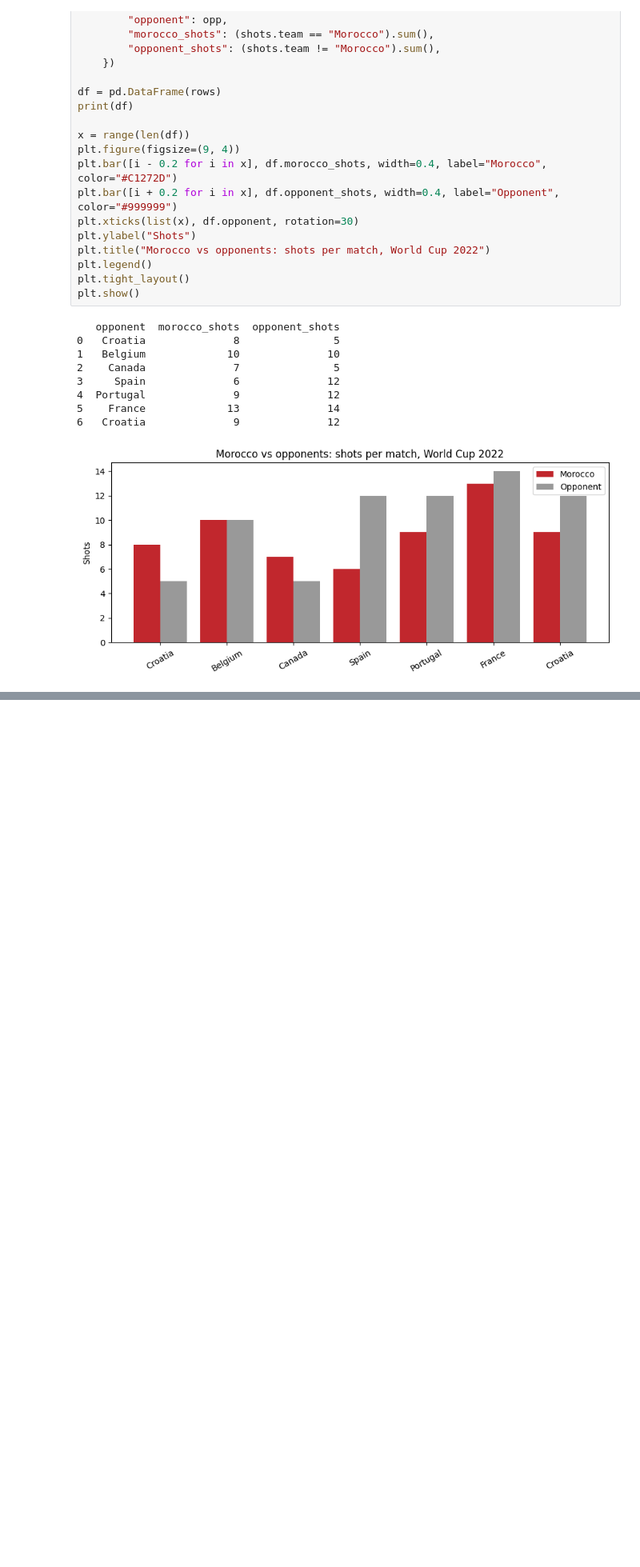
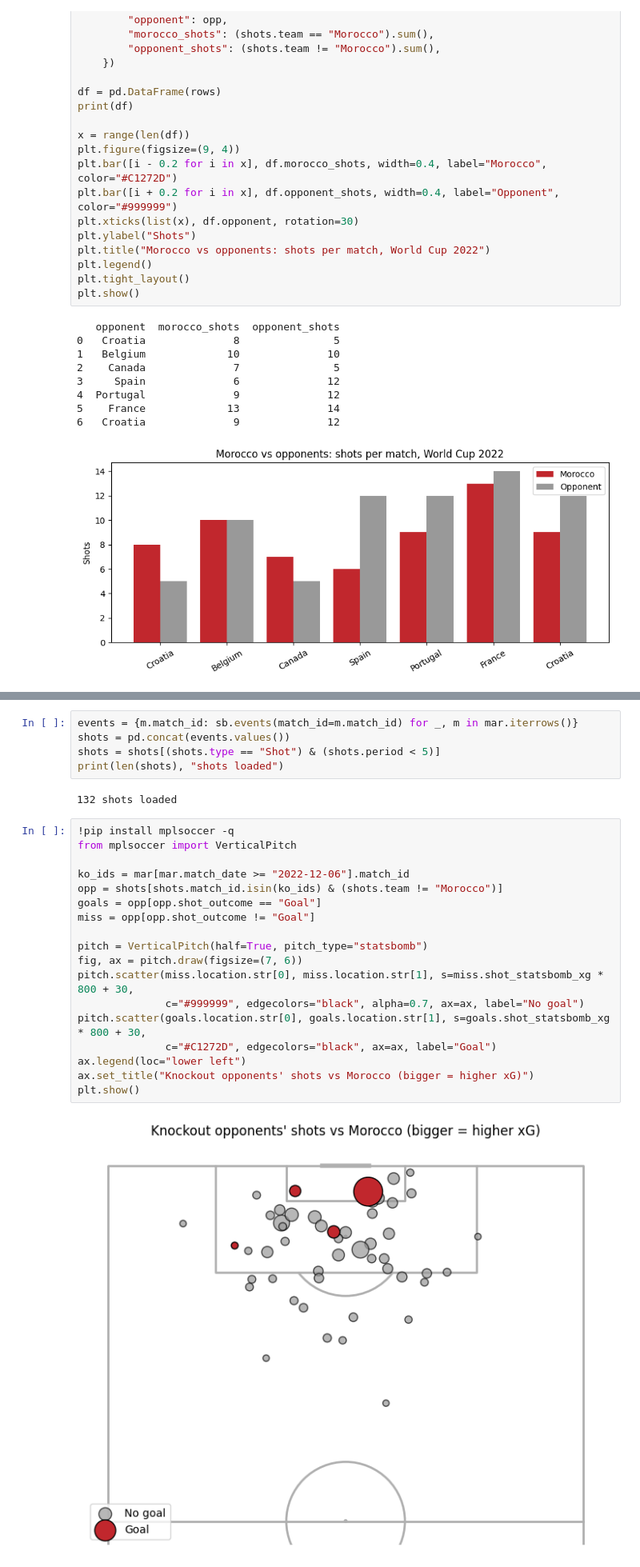
Before and after one commit to ryeggouti/morocco-world-cup-2022, a Jupyter notebook: morocco_wc2022.ipynb, the cells around one changed output, grey strips where cells are left out. Shown at 80% size. Drawn from its saved outputs; the diff is of its cells as text; blank space fills up the shorter version.

```diff
--- a/morocco_wc2022.ipynb
+++ b/morocco_wc2022.ipynb
@@ -61,0 +97,27 @@ plt.show()
+# %%
+events = {m.match_id: sb.events(match_id=m.match_id) for _, m in mar.iterrows()}
+shots = pd.concat(events.values())
+shots = shots[(shots.type == "Shot") & (shots.period < 5)]
+print(len(shots), "shots loaded")
+# %% [output]
+132 shots loaded
+# %%
+!pip install mplsoccer -q
+from mplsoccer import VerticalPitch
+
+ko_ids = mar[mar.match_date >= "2022-12-06"].match_id
+opp = shots[shots.match_id.isin(ko_ids) & (shots.team != "Morocco")]
+goals = opp[opp.shot_outcome == "Goal"]
+miss = opp[opp.shot_outcome != "Goal"]
+
+pitch = VerticalPitch(half=True, pitch_type="statsbomb")
+fig, ax = pitch.draw(figsize=(7, 6))
+pitch.scatter(miss.location.str[0], miss.location.str[1], s=miss.shot_statsbomb_xg * 800 + 30,
+              c="#999999", edgecolors="black", alpha=0.7, ax=ax, label="No goal")
+pitch.scatter(goals.location.str[0], goals.location.str[1], s=goals.shot_statsbomb_xg * 800 + 30,
+              c="#C1272D", edgecolors="black", ax=ax, label="Goal")
+ax.legend(loc="lower left")
+ax.set_title("Knockout opponents' shots vs Morocco (bigger = higher xG)")
+plt.show()
+# %% [output]
+[figure, added]
```
Also changed, not shown: parts of 3 cells of this notebook.
